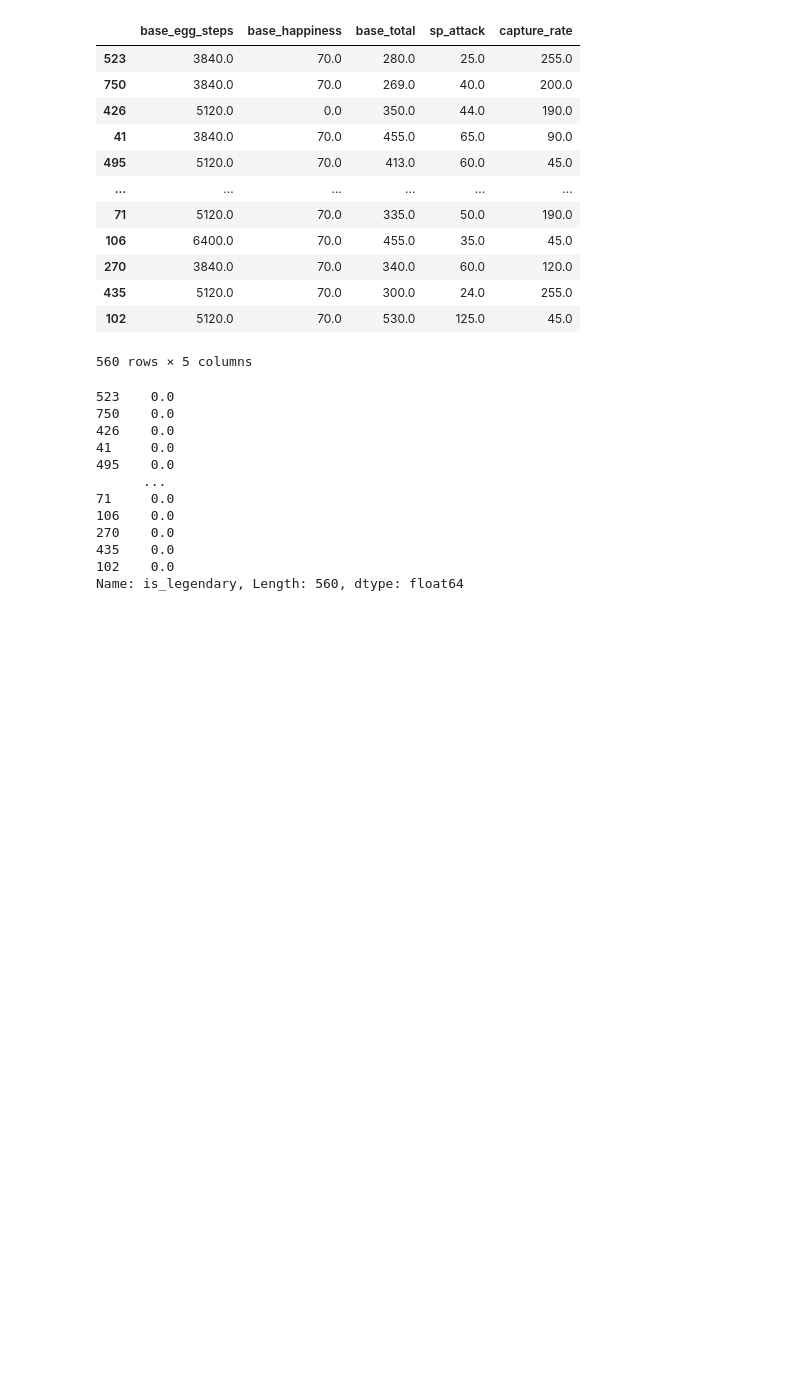
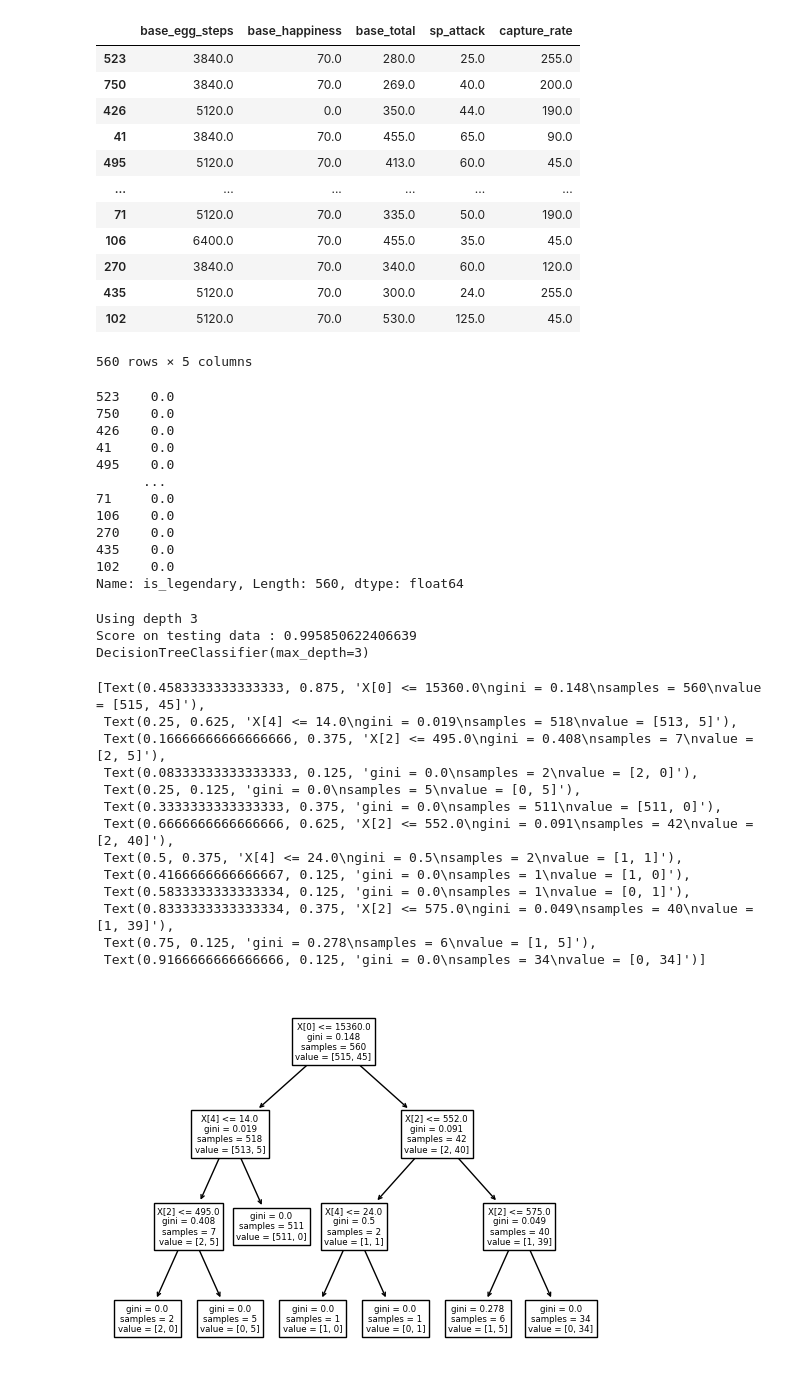
Before and after one commit to sydney-n2/PIC16A-Project-Fall-22, a Jupyter notebook: model notebook version.ipynb, the cells around one changed output. Drawn from its saved outputs; the diff is of its cells as text; code cells hidden in the pictures; blank space fills up the shorter version.

```diff
--- a/model notebook version.ipynb
+++ b/model notebook version.ipynb
@@ -164,3 +217,27 @@ y_train
 435    0.0
 102    0.0
 Name: is_legendary, Length: 560, dtype: float64
+# %%
+model = ps.make_decision_tree_model()
+print(model)
+# %% [output]
+Using depth 3
+Score on testing data : 0.995850622406639
+DecisionTreeClassifier(max_depth=3)
+# %%
+tree.plot_tree(model)
+# %% [output]
+[Text(0.4583333333333333, 0.875, 'X[0] <= 15360.0\ngini = 0.148\nsamples = 560\nvalue = [515, 45]'),
+ Text(0.25, 0.625, 'X[4] <= 14.0\ngini = 0.019\nsamples = 518\nvalue = [513, 5]'),
+ Text(0.16666666666666666, 0.375, 'X[2] <= 495.0\ngini = 0.408\nsamples = 7\nvalue = [2, 5]'),
+ Text(0.08333333333333333, 0.125, 'gini = 0.0\nsamples = 2\nvalue = [2, 0]'),
+ Text(0.25, 0.125, 'gini = 0.0\nsamples = 5\nvalue = [0, 5]'),
+ Text(0.3333333333333333, 0.375, 'gini = 0.0\nsamples = 511\nvalue = [511, 0]'),
+ Text(0.6666666666666666, 0.625, 'X[2] <= 552.0\ngini = 0.091\nsamples = 42\nvalue = [2, 40]'),
+ Text(0.5, 0.375, 'X[4] <= 24.0\ngini = 0.5\nsamples = 2\nvalue = [1, 1]'),
+ Text(0.4166666666666667, 0.125, 'gini = 0.0\nsamples = 1\nvalue = [1, 0]'),
+ Text(0.5833333333333334, 0.125, 'gini = 0.0\nsamples = 1\nvalue = [0, 1]'),
+ Text(0.8333333333333334, 0.375, 'X[2] <= 575.0\ngini = 0.049\nsamples = 40\nvalue = [1, 39]'),
+ Text(0.75, 0.125, 'gini = 0.278\nsamples = 6\nvalue = [1, 5]'),
+ Text(0.9166666666666666, 0.125, 'gini = 0.0\nsamples = 34\nvalue = [0, 34]')]
+[figure, added]
```
Also changed, not shown: parts of 6 cells of this notebook.
